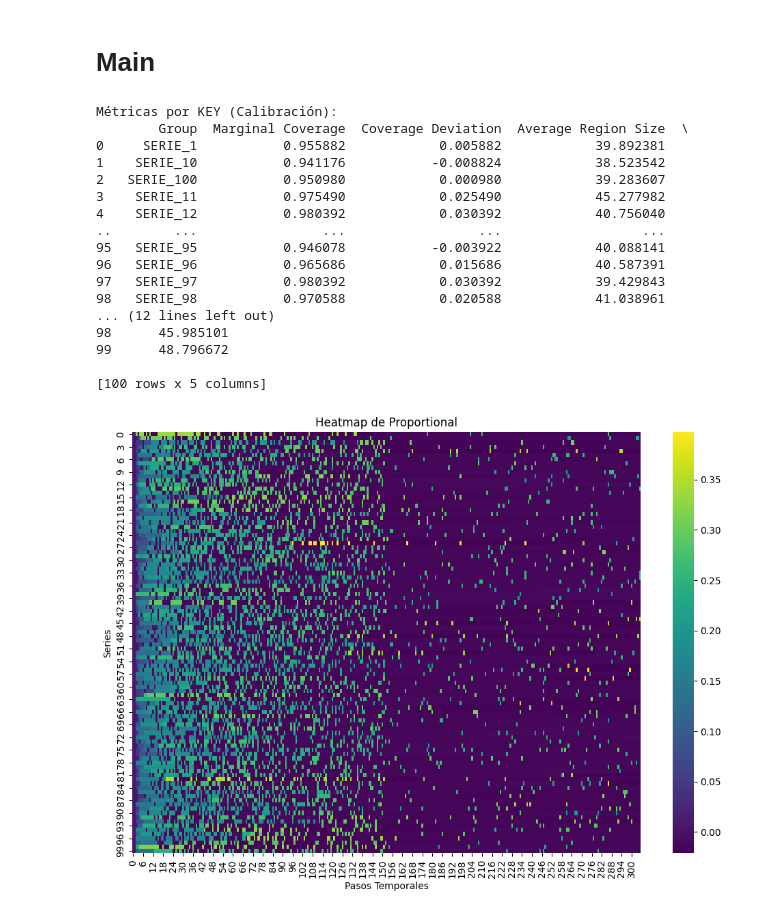
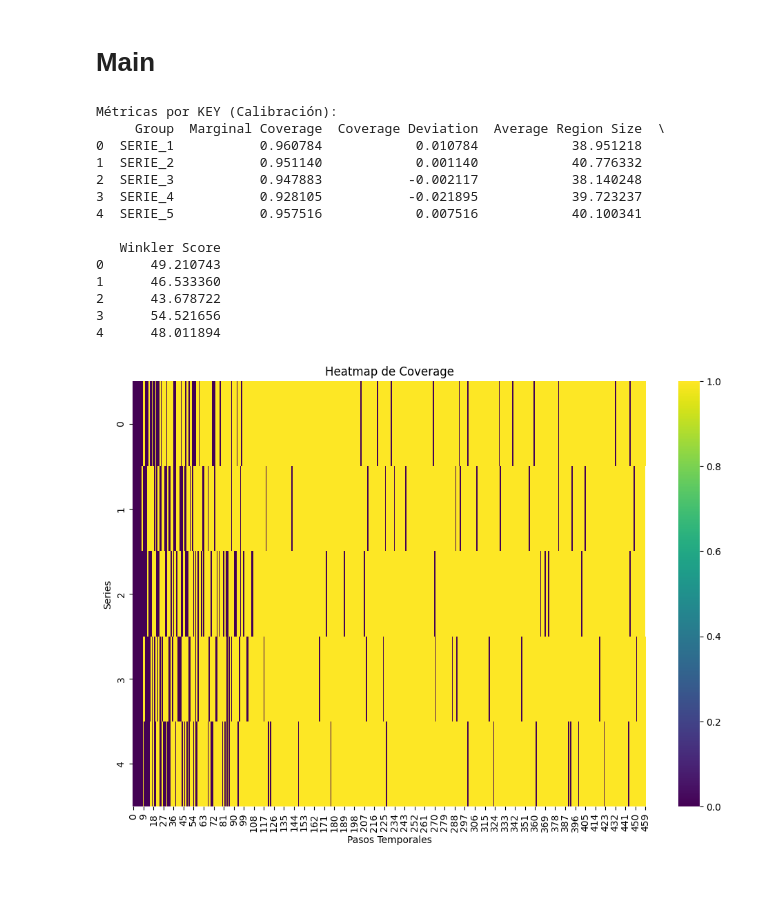
Before and after one commit to Julianquin/PDIHC, a Jupyter notebook: main datos simulados.ipynb, the cells around one changed output. Saved outputs shown, nothing was run; the diff lists cells and outputs as text; code cells hidden in the pictures; blank space fills up the shorter version.

```diff
--- a/main datos simulados.ipynb
+++ b/main datos simulados.ipynb
@@ -19,3 +6,23 @@ fore_std=10
+# %%
+alpha = 0.05
+
+# Componente Proporcional y Gradiente (P)
+T_burnin =120 # número de pasos iniciales antes de considerar ajustes proporcionales dinámicos (P) o el modelo derivativo (D).
+lr = 0.02 #  tasa de aprendizaje en el componente proporcional, modulando la sensibilidad del modelo a los errores.
+
+# Componente Integral (I)
+Csat = 2.5 # Escala la saturación en el componente integral, ajustando su contribución al cuantil.
+KI = 1.0 # Modula la sensibilidad del término integral a la acumulación de errores.
+
+# Componente Derivativo (D)
+ahead = 1 # Número de pasos hacia adelante  utilizada por el modelo derivativo,
+seasonal_period = 7 # Periodo de la estacionalidad a modelar
+
+
+n_series=5
+n_points=365*3
+noise_std=5
+fore_std=10
 # %%
 df = generar_datos(n_series=n_series, n_points=n_points, seed=123, start_date="2023-01-01",noise_std=noise_std, fore_std=fore_std)
 df = assign_data_sets(df, date_col="FECHA", future_col="FUTURE", calib_ratio=0.4)
@@ -36,9 +43,7 @@ df_pdi, logs = apply_pdi_with_calibration_with_diagnostics(
     ahead=ahead,
     seasonal_period=seasonal_period,
     set_col="SET",
-    lr_option="proportional_range", #'proportional_range', 'simple', 'smoothed', 'iqr', "gradient_history", "scaling_factor"
-    integrate = True,
-    scorecast = True
+    # smooth_method ='last'
 )
 # %%
 unique_keys = df_pdi['KEY'].unique()
@@ -68,26 +73,23 @@ print("Métricas por KEY (Calibración):")
 print(calib_metrics_by_key)
 # %% [output]
 Métricas por KEY (Calibración):
-        Group  Marginal Coverage  Coverage Deviation  Average Region Size  \
-0     SERIE_1           0.955882            0.005882            39.892381
-1    SERIE_10           0.941176           -0.008824            38.523542
-2   SERIE_100           0.950980            0.000980            39.283607
-3    SERIE_11           0.975490            0.025490            45.277982
-4    SERIE_12           0.980392            0.030392            40.756040
-..        ...                ...                 ...                  ...
-95   SERIE_95           0.946078           -0.003922            40.088141
-96   SERIE_96           0.965686            0.015686            40.587391
-97   SERIE_97           0.980392            0.030392            39.429843
-98   SERIE_98           0.970588            0.020588            41.038961
-... (12 lines left out)
-98      45.985101
-99      48.796672
+     Group  Marginal Coverage  Coverage Deviation  Average Region Size  \
+0  SERIE_1           0.960784            0.010784            38.951218
+1  SERIE_2           0.951140            0.001140            40.776332
+2  SERIE_3           0.947883           -0.002117            38.140248
+3  SERIE_4           0.928105           -0.021895            39.723237
+4  SERIE_5           0.957516            0.007516            40.100341
 
-[100 rows x 5 columns]
+   Winkler Score
+0      49.210743
+1      46.533360
+2      43.678722
+3      54.521656
+4      48.011894
 # %%
-plot_heatmap(logs, component="proportional")
+plot_heatmap(logs, component="coverage")
 # %% [output]
-[figure, old version]
+[figure, new version]
 # %%
 plot_logs_agg(aggregate_logs_average(logs))
 # %% [output]
```
Also changed, not shown: parts of 3 cells of this notebook, 4 other files.
